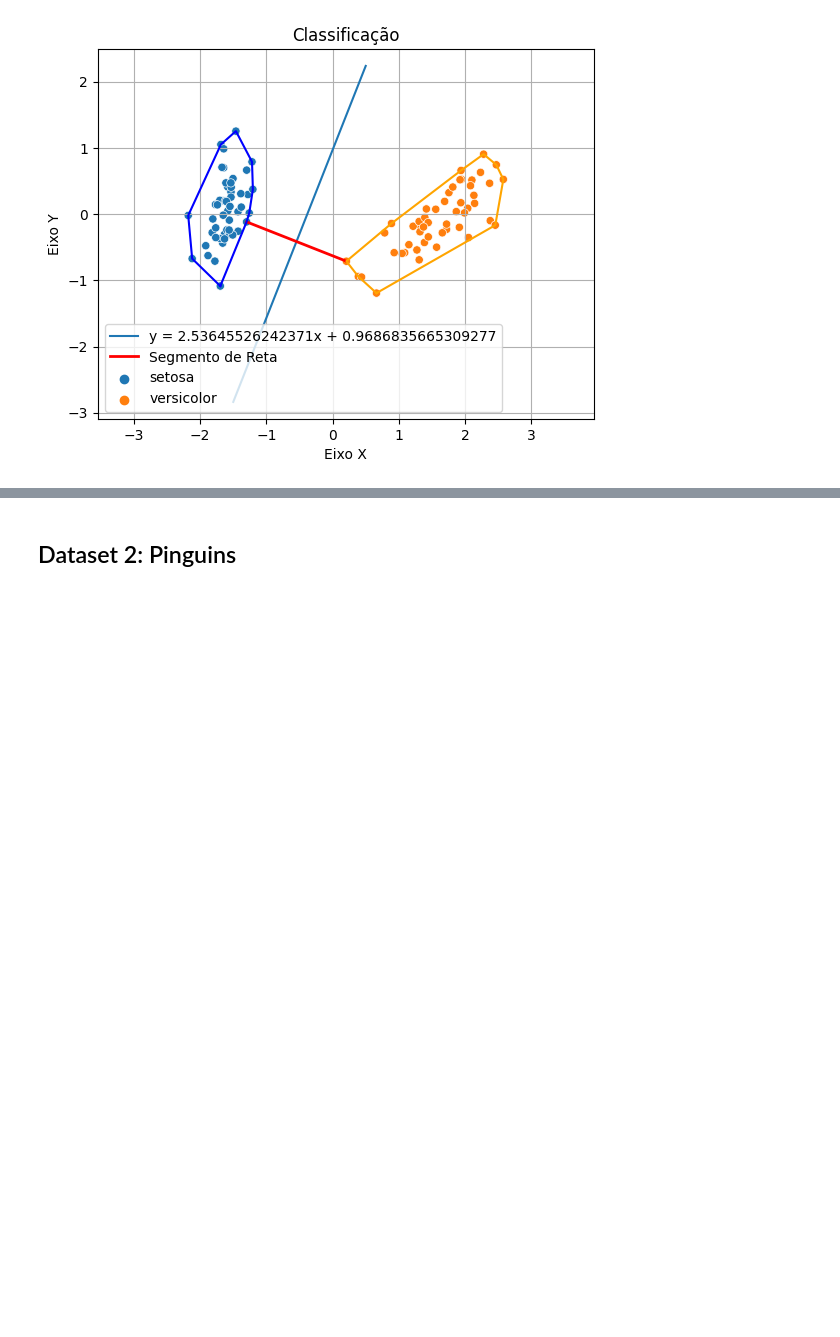
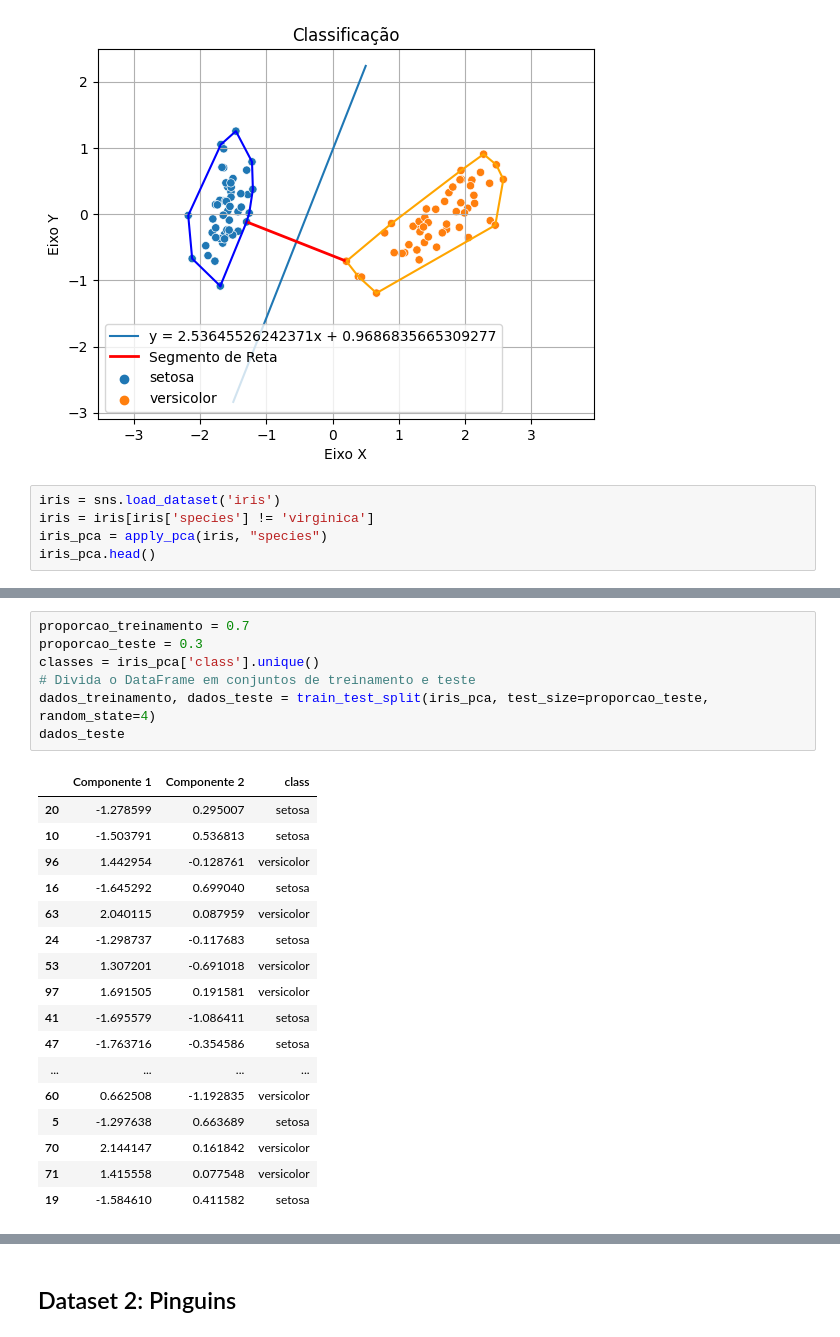
Before and after one commit to avelarh/TP-GeometriaComputacional-Alg2, a Jupyter notebook: amizade.ipynb, the cells around one changed output, grey strips where cells are left out. Saved outputs shown, nothing was run; the diff lists cells and outputs as text; blank space fills up the shorter version.

```diff
--- a/amizade.ipynb
+++ b/amizade.ipynb
@@ -303,3 +302,8 @@ plt.axis('equal')
 # %% [output]
 (-2.417726129610085, 2.8154220160367354, -3.089644853347009, 2.490556723985154)
 [figure]
+# %%
+iris = sns.load_dataset('iris')
+iris = iris[iris['species'] != 'virginica']
+iris_pca = apply_pca(iris, "species")
+iris_pca.head()
@@ -305,0 +318,25 @@ plt.axis('equal')
+# %%
+proporcao_treinamento = 0.7
+proporcao_teste = 0.3
+classes = iris_pca['class'].unique()
+# Divida o DataFrame em conjuntos de treinamento e teste
+dados_treinamento, dados_teste = train_test_split(iris_pca, test_size=proporcao_teste, random_state=4)
+dados_teste
+# %% [output]
+|  | Componente 1 | Componente 2 | class |
+| 20 | -1.278599 | 0.295007 | setosa |
+| 10 | -1.503791 | 0.536813 | setosa |
+| 96 | 1.442954 | -0.128761 | versicolor |
+| 16 | -1.645292 | 0.699040 | setosa |
+| 63 | 2.040115 | 0.087959 | versicolor |
+| 24 | -1.298737 | -0.117683 | setosa |
+| 53 | 1.307201 | -0.691018 | versicolor |
+| 97 | 1.691505 | 0.191581 | versicolor |
+| 41 | -1.695579 | -1.086411 | setosa |
+| 47 | -1.763716 | -0.354586 | setosa |
+| ... | ... | ... | ... |
+| 60 | 0.662508 | -1.192835 | versicolor |
+| 5 | -1.297638 | 0.663689 | setosa |
+| 70 | 2.144147 | 0.161842 | versicolor |
+| 71 | 1.415558 | 0.077548 | versicolor |
+| 19 | -1.584610 | 0.411582 | setosa |
```
Also changed, not shown: parts of 8 cells of this notebook.
